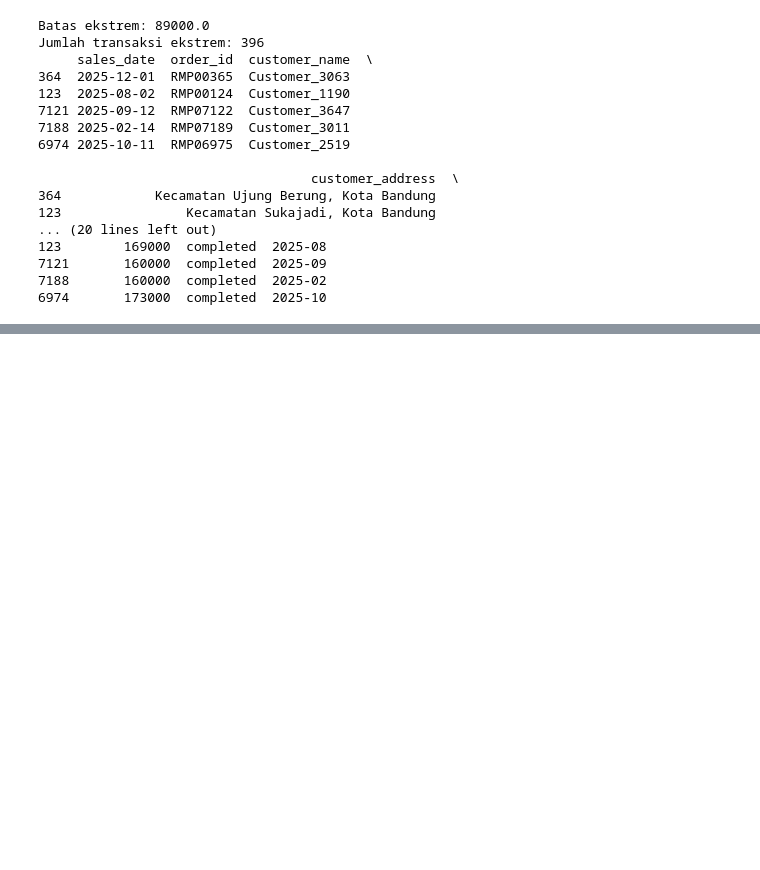
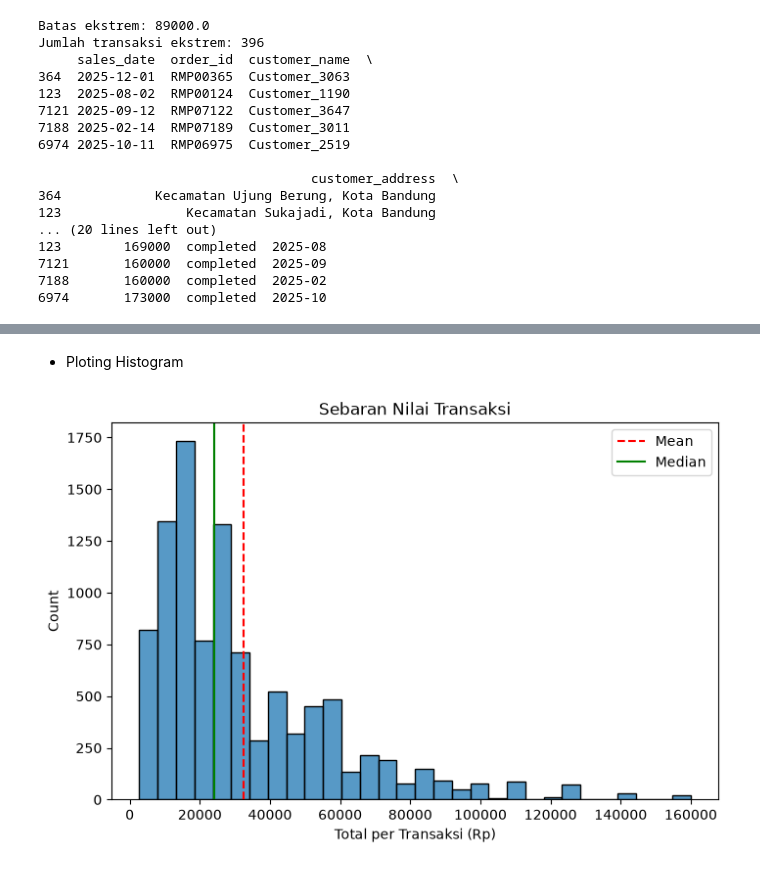
Before and after one commit to zulvanadrian-spec/mini-project-data-analyst-visualizations, a Jupyter notebook: Mini Project/part-2.ipynb, the cells around one changed output, grey strips where cells are left out. Drawn from its saved outputs; the diff is of its cells as text; code cells hidden in the pictures; blank space fills up the shorter version.

```diff
--- a/Mini Project/part-2.ipynb
+++ b/Mini Project/part-2.ipynb
@@ -242,0 +257,13 @@ Jumlah transaksi ekstrem: 396
+# %% [markdown]
+- Ploting Histogram
+# %%
+plt.figure(figsize=(8, 5))
+sns.histplot(df["total"], bins=30)
+plt.axvline(df["total"].mean(), color="red", linestyle="--", label="Mean")
+plt.axvline(df["total"].median(), color="green", linestyle="-", label="Median")
+plt.title("Sebaran Nilai Transaksi")
+plt.xlabel("Total per Transaksi (Rp)")
+plt.legend()
+plt.show()
+# %% [output]
+[figure, added]
```
Also changed, not shown: parts of 6 cells of this notebook.
